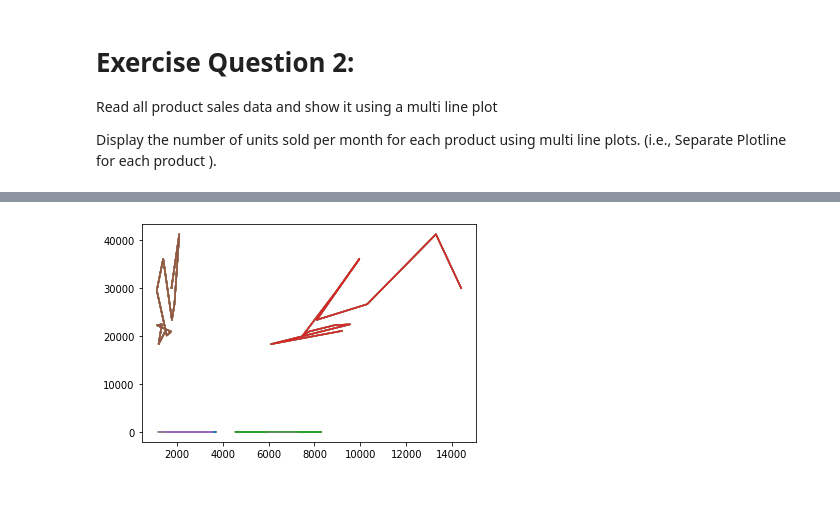
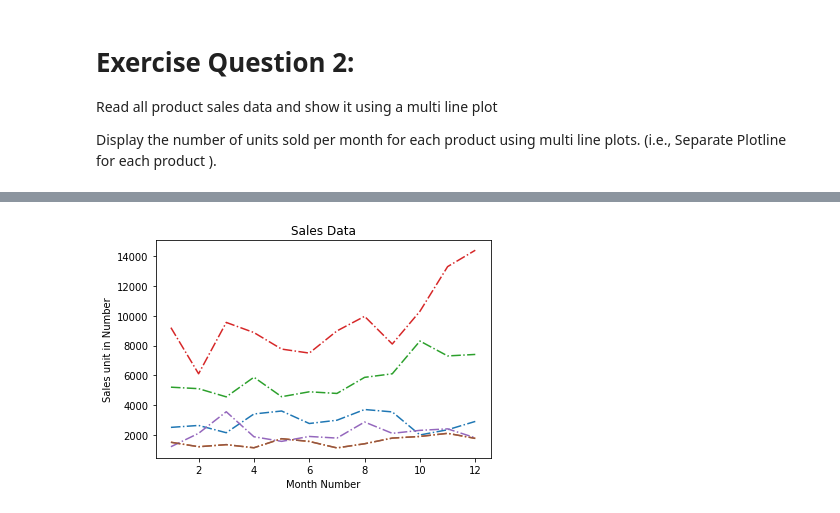
Before and after one commit to Grace2705/She-Code-Africa, a Jupyter notebook: B-Level3.ipynb, the cells around one changed output, grey strips where cells are left out. Cells and saved outputs as stored; diff of their text form; code cells hidden in the pictures.

```diff
--- a/B-Level3.ipynb
+++ b/B-Level3.ipynb
@@ -366,10 +350,11 @@ Name: total_units, dtype: int64
 # %%
-products = ['facecream', 'facewash', 'toothpaste', 'bathingsoap','shampoo', 'moisturizer',]
-
-for product in products:
-    x = df[products]
-    y = df.groupby('month_number')['total_units']
-    plt.plot(x,y)
-    plt.show
+products = ['facecream', 'facewash', 'toothpaste', 'bathingsoap', 'shampoo', 'moisturizer']
+x = df['month_number']
+y = df[products]
+plt.plot(x,y, label = products, linestyle = "-.")
+plt.title("Sales Data")
+plt.xlabel("Month Number")
+plt.ylabel("Sales unit in Number")
+plt.show()
 # %% [output]
-[figure, old version]
+[figure, new version]
```
Also changed, not shown: parts of 8 cells of this notebook.
